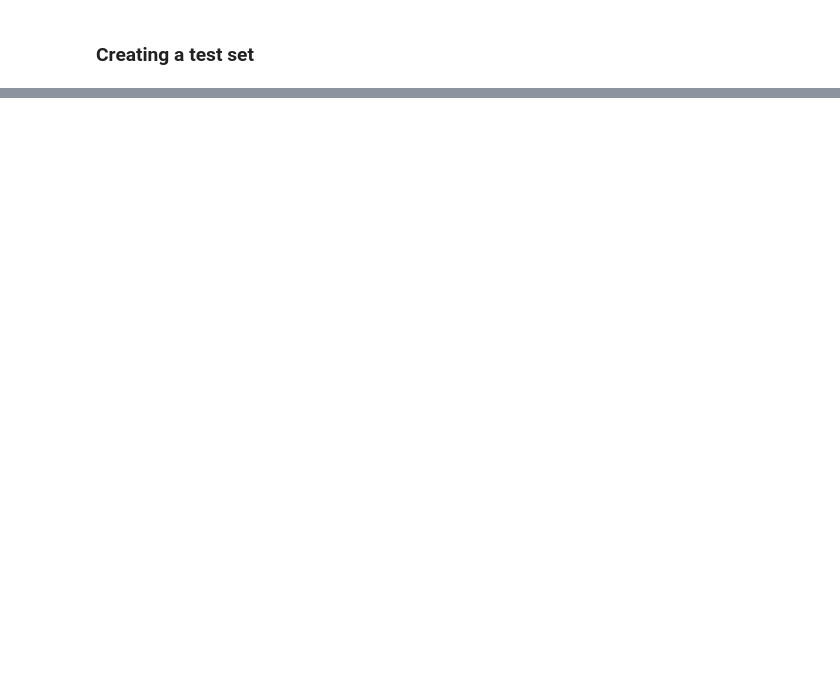
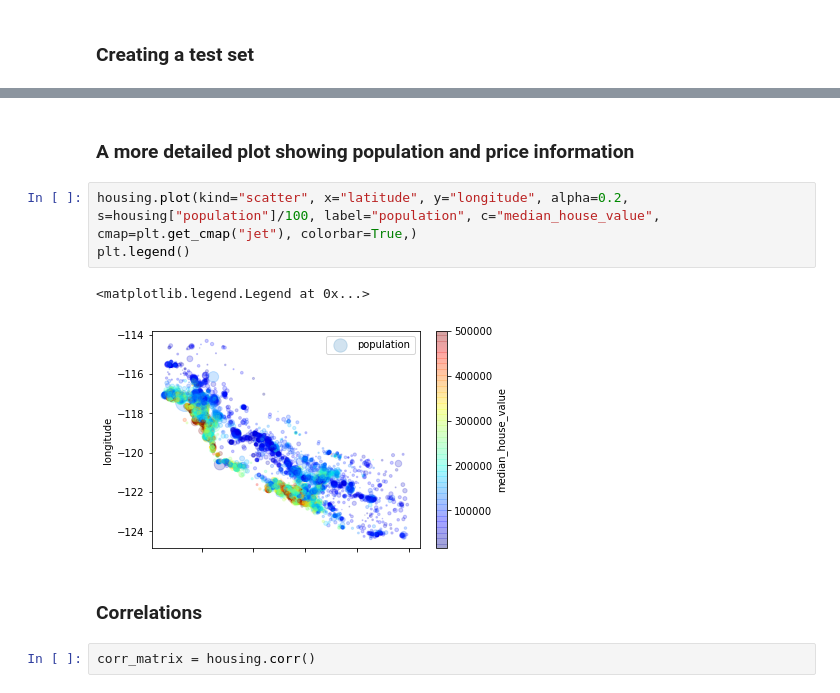
Before and after one commit to subhajoy/MLTutorial1, a Jupyter notebook: Housing.ipynb, the cells around one changed output, grey strips where cells are left out. Saved outputs shown, nothing was run; the diff lists cells and outputs as text; blank space fills up the shorter version.

```diff
--- a/Housing.ipynb
+++ b/Housing.ipynb
@@ -72,0 +98,12 @@ def split_train_test(data, test_ratio):
+# %% [markdown]
+### A more detailed plot showing population and price information
+# %%
+housing.plot(kind="scatter", x="latitude", y="longitude", alpha=0.2, s=housing["population"]/100, label="population", c="median_house_value", cmap=plt.get_cmap("jet"), colorbar=True,)
+plt.legend()
+# %% [output]
+<matplotlib.legend.Legend at 0x...>
+[figure, added]
+# %% [markdown]
+### Correlations
+# %%
+corr_matrix = housing.corr()
```
Also changed, not shown: parts of 22 cells of this notebook.
